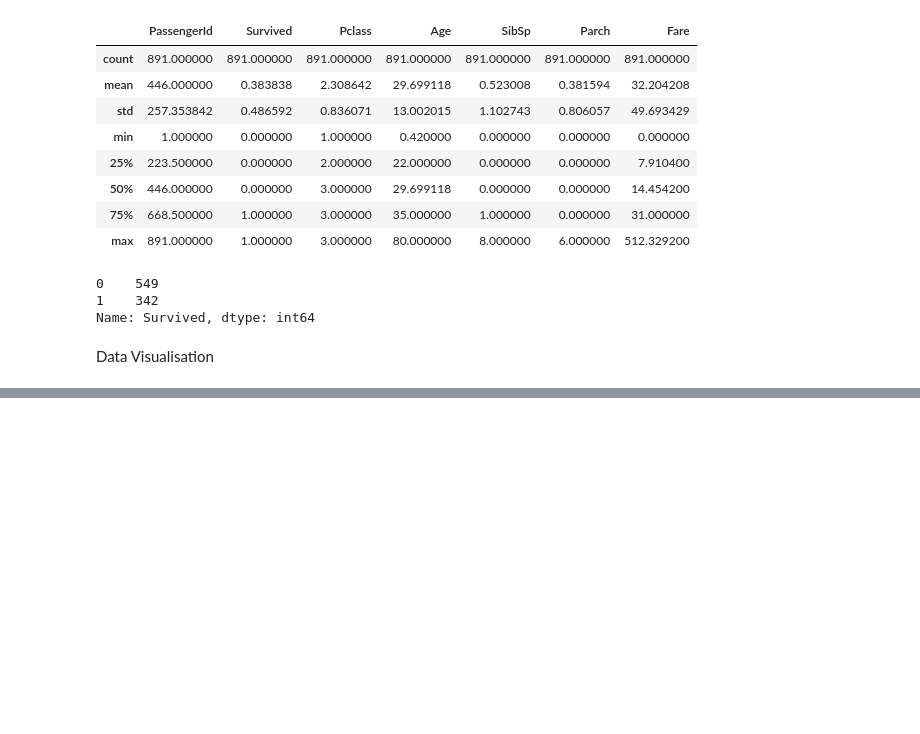
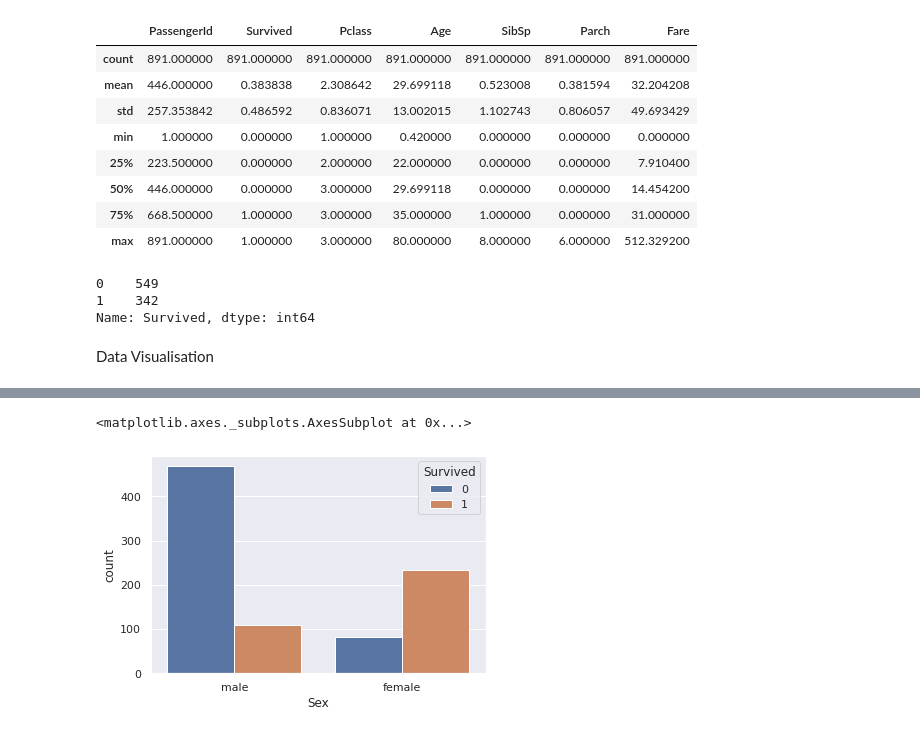
Before and after one commit to MrNeilMehta/Project-15-Titanic-Survival-Prediction, a Jupyter notebook: Project_15_Titanic_Survival_Prediction.ipynb, the cells around one changed output, grey strips where cells are left out. Cells and saved outputs as stored; diff of their text form; code cells hidden in the pictures; blank space fills up the shorter version.

```diff
--- a/Project_15_Titanic_Survival_Prediction.ipynb
+++ b/Project_15_Titanic_Survival_Prediction.ipynb
@@ -136,0 +157,6 @@ Data Visualisation
+# %%
+# number of survivors Gender wise
+sns.countplot('Sex', hue='Survived', data=df)
+# %% [output]
+<matplotlib.axes._subplots.AxesSubplot at 0x...>
+[figure, added]
```
Also changed, not shown: parts of 7 cells of this notebook.
